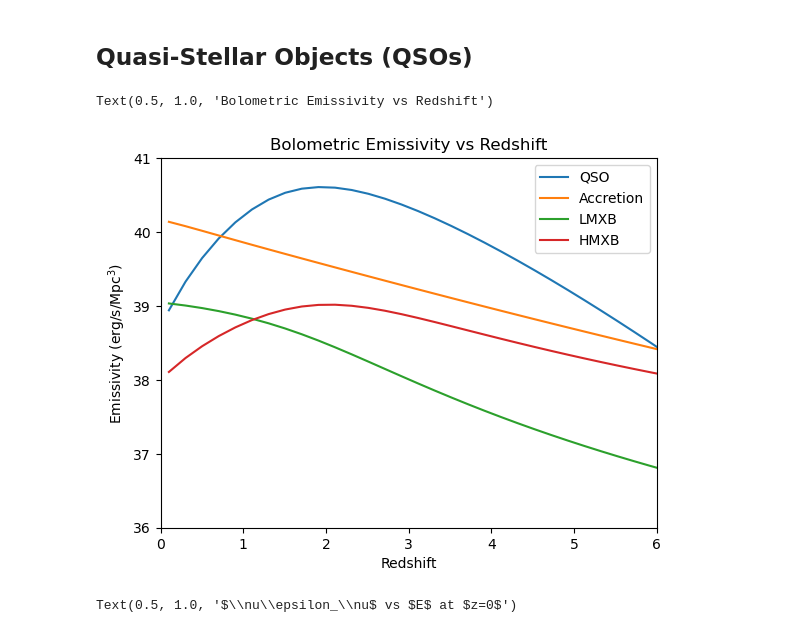
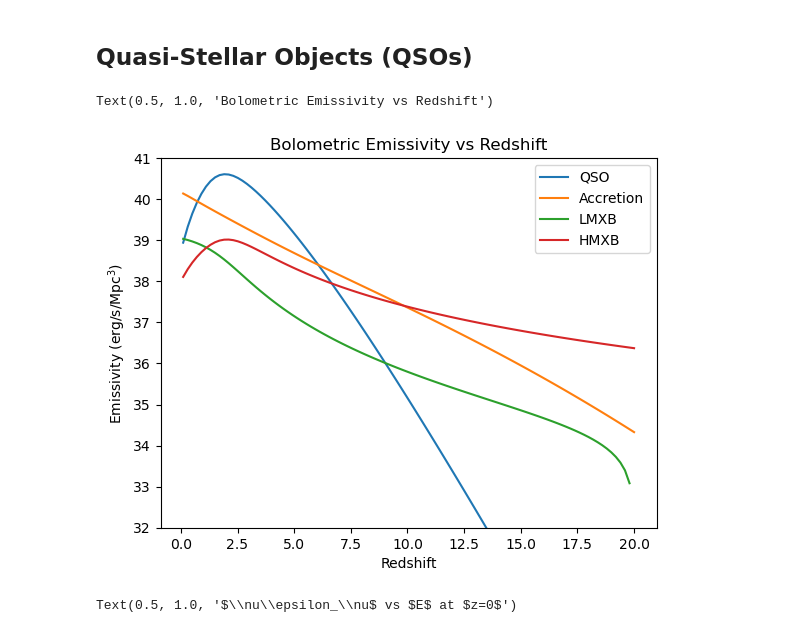
Before and after one commit to ysvaditya05/Galaxy-Formation, a Jupyter notebook: Notebooks/Alternat_XRaySources.ipynb, the cells around one changed output. Cells and saved outputs as stored; diff of their text form; code cells hidden in the pictures.

```diff
--- a/Notebooks/Alternat_XRaySources.ipynb
+++ b/Notebooks/Alternat_XRaySources.ipynb
@@ -254,8 +254,8 @@ plt.axvline(4)
 # %% [markdown]
 ## Accretion Shocks Spectrum Calculation
 # %%
-def accretion_emissivityPerEnergy(E, z): #Unnormalized accretion emissivity per unit energy
-    return E ** (-1) / (1 + z) ** 3
+def accretion_emissivityPerEnergy(E, z_initial):
+    return E ** (-1) / (1 + z_initial) ** 3
 # %%
 gamma_min = 10 ** 2 #Least upscattering gamma
 gamma_max = 10 ** 3 #Highest upscattering gamma
@@ -266,15 +266,15 @@ def Initial_CMB_energy(z): #CMB photon energy before upscattering event
     E_mean_0 = 2.701 * k_B * T_0 #Mean CMB energy today in erg
     return E_mean_0 * (1 + z)
 
-z_in = 6 #Upscattering redshift
+z_in_arr = z_range #Upscattering redshift range
 
-Initial_CMB_energy_val = Initial_CMB_energy(z_in)
+Initial_CMB_energy_arr = Initial_CMB_energy(z_in)
 
 def Upscattered_Energy(Initial_Energy, Gamma_val): #CMB photon energy after IC Upscattering
     return 4 / 3 * Gamma_val ** 2 * Initial_Energy
 
-E_min = Upscattered_Energy(Initial_CMB_energy_val, gamma_min) #Upscattered energy corresponding to gamma_min
-E_max = Upscattered_Energy(Initial_CMB_energy_val, gamma_max) #Upscattered energy corresponding to gamma_max
+E_min_arr = Upscattered_Energy(Initial_CMB_energy_arr, gamma_min) #Upscattered energy corresponding to gamma_min
+E_max_arr = Upscattered_Energy(Initial_CMB_energy_arr, gamma_max) #Upscattered energy corresponding to gamma_max
 # %%
 E_integration_range = np.linspace(E_min, E_max, 1000) #Defining integration range from E_min to E_max
 
@@ -282,7 +282,7 @@ E_integration_range = np.linspace(E_min, E_max, 1000) #Defining integration rang
 EmPerEn_integral = np.array([
     np.trapezoid(accretion_emissivityPerEnergy(E_integration_range, z),
                  x=E_integration_range)
-    for z in z_range
+    for z in z_in_arr
 ])
 # %%
 #Plotting the integrand at redshift 0
@@ -353,19 +353,18 @@ def QSO_Bol_Em(z): # Fit from Khaire and Srianand
 QSO_Bol_Em_vals = QSO_Bol_Em(z_range)
 # %%
 plt.plot(z_range, np.log10(QSO_Bol_Em_vals), label = r'QSO')
-plt.plot(z_range, np.log10(Norm_EmPerEn_integral), label = r'Accretion')
+plt.plot(z_in_arr, np.log10(Norm_EmPerEn_integral), label = r'Accretion')
 plt.plot(z_range, np.log10(LMXB_Em_vals), label = r'LMXB')
 plt.plot(z_range, np.log10(HMXB_Em_vals), label = r'HMXB')
-plt.ylim(36, 41)
-plt.xlim(0, 6)
+plt.ylim(32, 41)
 plt.legend()
 
 plt.xlabel(r'Redshift')
 plt.ylabel(r'Emissivity (erg/s/Mpc$^3$)')
 plt.title(r'Bolometric Emissivity vs Redshift')
 # %% [output]
 Text(0.5, 1.0, 'Bolometric Emissivity vs Redshift')
-[figure, old version]
+[figure, new version]
 # %%
 def k_nu_Q1(E): # E in eV, k_nu is dimensionless
     A_1 = 2 ** (0.8)
```
Also changed, not shown: parts of 7 cells of this notebook.
